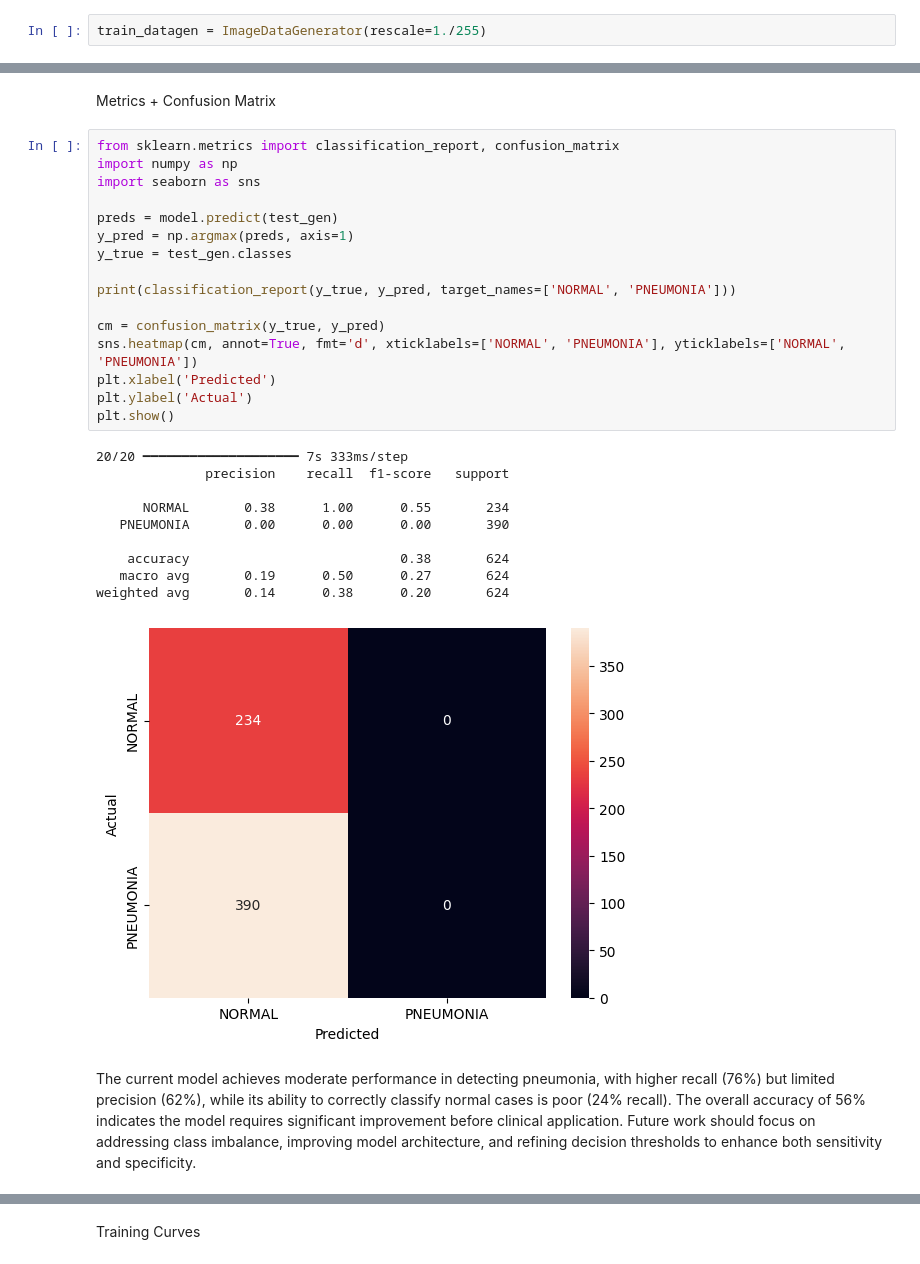
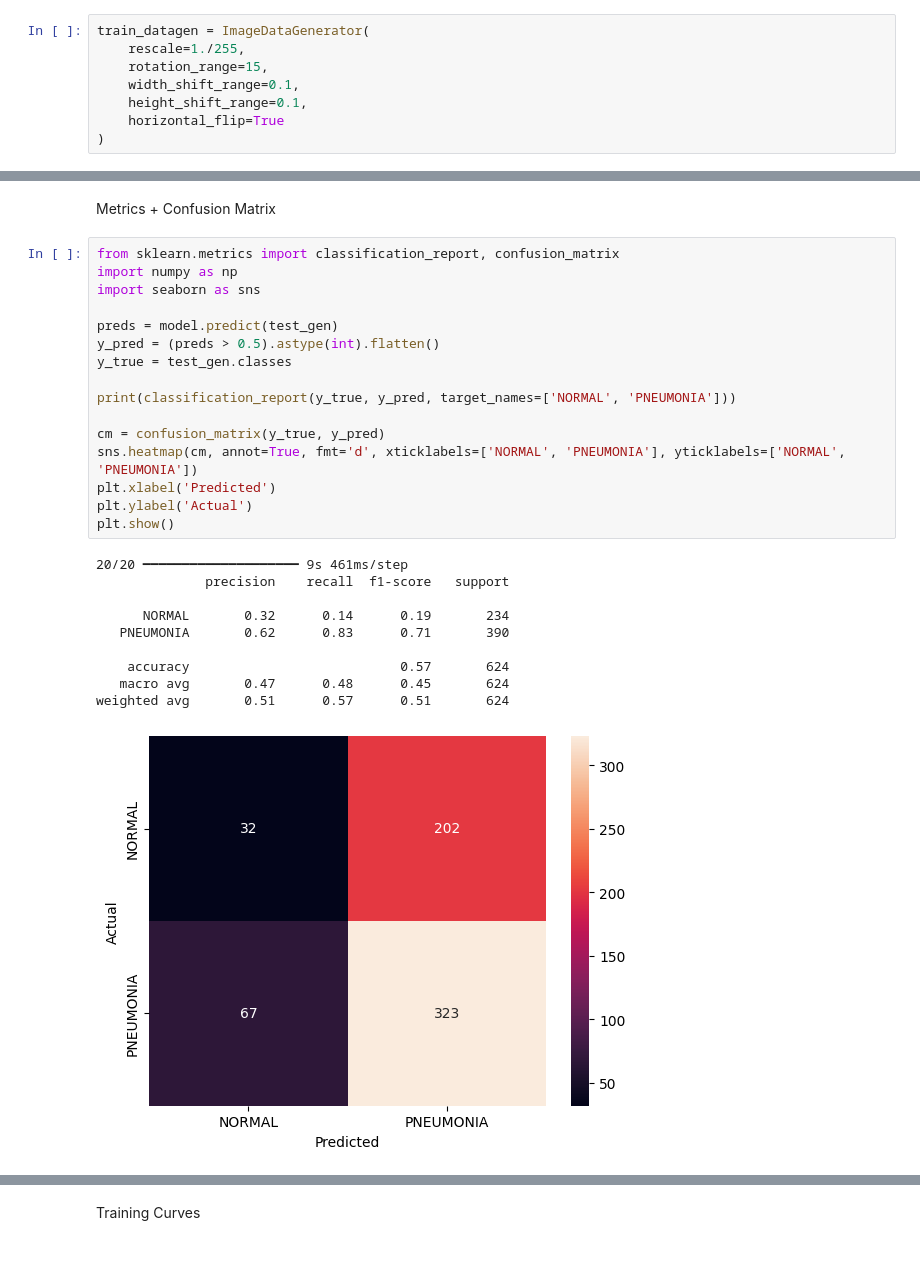
Before and after one commit to Youmna-Hammoud/xray-disease-detection, a Jupyter notebook: xray-disease-detection.ipynb, the cells around one changed output, grey strips where cells are left out. Saved outputs shown, nothing was run; the diff lists cells and outputs as text.

Commit message:
Created using Colab - update: Data augmentation for NORMAL images, overfitting still occuring

```diff
--- a/xray-disease-detection.ipynb
+++ b/xray-disease-detection.ipynb
@@ -35,7 +35,13 @@ Drive already mounted at /content/drive; to attempt to forcibly remount, call dr
 # %%
 data_dir = "/content/drive/MyDrive/chest_xray"
 # %%
-train_datagen = ImageDataGenerator(rescale=1./255)
+train_datagen = ImageDataGenerator(
+    rescale=1./255,
+    rotation_range=15,
+    width_shift_range=0.1,
+    height_shift_range=0.1,
+    horizontal_flip=True
+)
 # %%
 train_gen = train_datagen.flow_from_directory(
     f"{data_dir}/train", target_size=(150,150), class_mode='binary', batch_size=32
@@ -210,29 +216,27 @@ Metrics + Confusion Matrix
 # %%
 from sklearn.metrics import classification_report, confusion_matrix
 import numpy as np
 import seaborn as sns
 
 preds = model.predict(test_gen)
-y_pred = np.argmax(preds, axis=1)
+y_pred = (preds > 0.5).astype(int).flatten()
 y_true = test_gen.classes
 
 print(classification_report(y_true, y_pred, target_names=['NORMAL', 'PNEUMONIA']))
 
 cm = confusion_matrix(y_true, y_pred)
 sns.heatmap(cm, annot=True, fmt='d', xticklabels=['NORMAL', 'PNEUMONIA'], yticklabels=['NORMAL', 'PNEUMONIA'])
 plt.xlabel('Predicted')
 plt.ylabel('Actual')
 plt.show()
 # %% [output]
-20/20 ━━━━━━━━━━━━━━━━━━━━ 7s 333ms/step
+20/20 ━━━━━━━━━━━━━━━━━━━━ 9s 461ms/step
               precision    recall  f1-score   support
 
-      NORMAL       0.38      1.00      0.55       234
-   PNEUMONIA       0.00      0.00      0.00       390
+      NORMAL       0.32      0.14      0.19       234
+   PNEUMONIA       0.62      0.83      0.71       390
 
-    accuracy                           0.38       624
-   macro avg       0.19      0.50      0.27       624
-weighted avg       0.14      0.38      0.20       624
+    accuracy                           0.57       624
+   macro avg       0.47      0.48      0.45       624
+weighted avg       0.51      0.57      0.51       624
-[figure, old version]
+[figure, new version]
-# %% [markdown]
-The current model achieves moderate performance in detecting pneumonia, with higher recall (76%) but limited precision (62%), while its ability to correctly classify normal cases is poor (24% recall). The overall accuracy of 56% indicates the model requires significant improvement before clinical application. Future work should focus on addressing class imbalance, improving model architecture, and refining decision thresholds to enhance both sensitivity and specificity.
```
Also changed, not shown: parts of 9 cells of this notebook.
